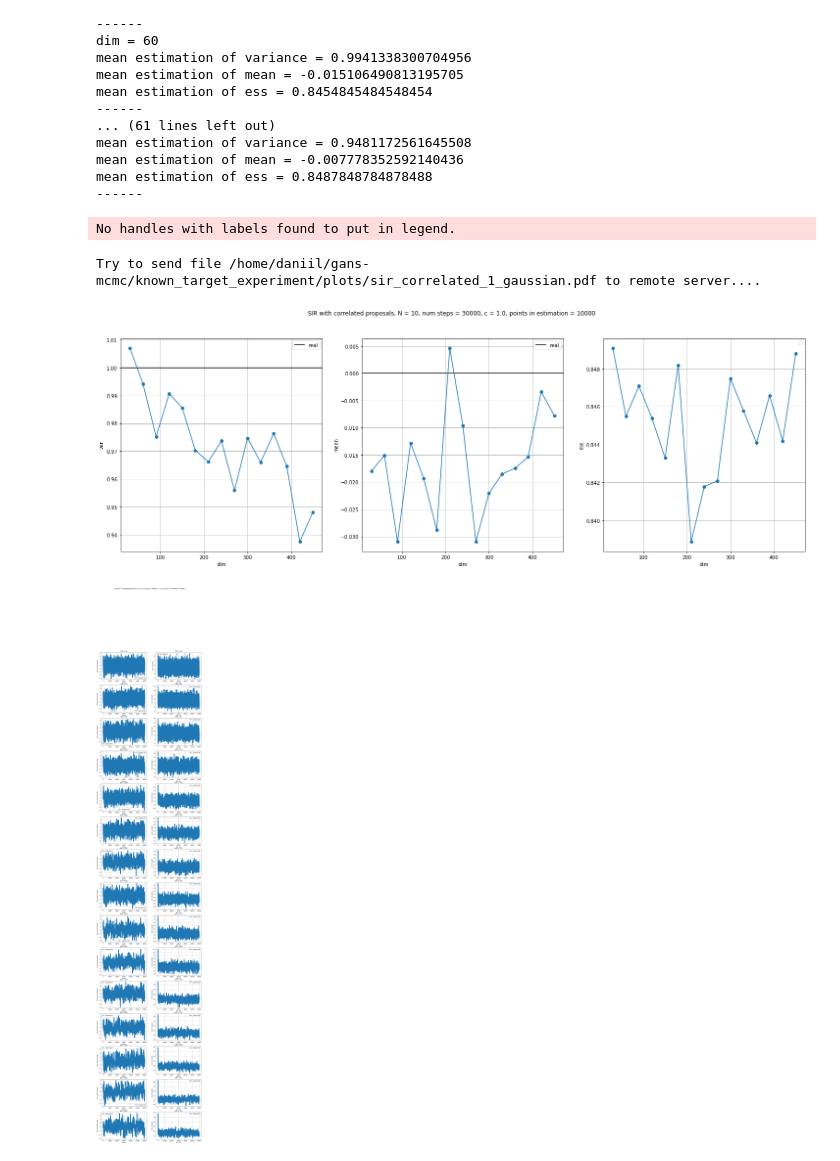
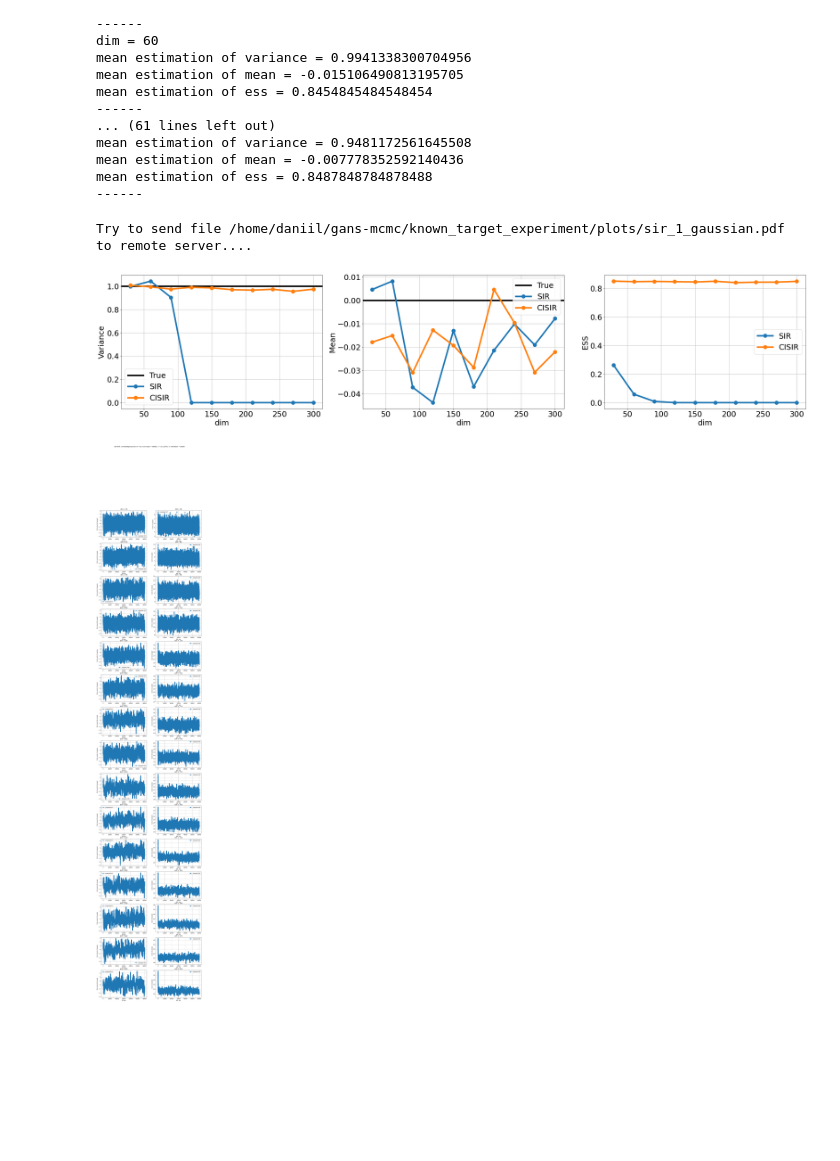
Before and after one commit to premolab/gans_sampling, a Jupyter notebook: notebooks/known_target.ipynb, the cells around one changed output. Drawn from its saved outputs; the diff is of its cells as text; code cells hidden in the pictures; blank space fills up the shorter version.

```diff
--- a/notebooks/known_target.ipynb
+++ b/notebooks/known_target.ipynb
@@ -203,43 +205,52 @@ mean estimation of mean = -0.007778352592140436
 mean estimation of ess = 0.8487848784878488
 ------
 # %%
-fig, axs = plt.subplots(ncols=3, nrows=1, figsize=(25, 8))
-name = f'SIR with сorrelated proposals, N = {N}, num steps = {n_steps}, c = {c}, points in estimation = {num_points_in_chain}'
-fig.suptitle(name)
+import matplotlib.pyplot as plt
+plt.rcParams.update({'font.size': 25})
+linewidth = 5
+markersize = 12
 
-axs[0].axhline(var_target, label='real', color='black')
+fig, axs = plt.subplots(ncols=3, nrows=1, figsize=(40, 8))
+#name = f'SIR, N = {N}, num steps = {n_steps}, c = {c}, points in estimation = {num_points_in_chain}'
+#fig.suptitle(name)
+
+axs[0].axhline(var_target, label='True', color='black', linewidth = linewidth)
 axs[0].set_xlabel('dim')
-axs[0].set_ylabel('var')
+axs[0].set_ylabel('Variance')
 
-axs[1].axhline(0.0, label='real', color='black')
+axs[1].axhline(0.0, label='True', color='black', linewidth = linewidth)
 axs[1].set_xlabel('dim')
-axs[1].set_ylabel('mean')
+axs[1].set_ylabel('Mean')
 
 axs[2].set_xlabel('dim')
-axs[2].set_ylabel('ess')
+axs[2].set_ylabel('ESS')
 
 modes_to_plot = ['mean_var', 'mean_loc', 'ess']
 for i, mode in enumerate(modes_to_plot):
     #axs[i].plot(dim_arr, results_corr['target'][mode], label='target init', marker='o')
     #axs[i].plot(dim_arr, results_corr['proposal'][mode], label='proposal init', marker='o')
-    axs[i].plot(dim_arr, results_corr['proposal'][mode], marker='o')
+    axs[i].plot(dim_arr, results_independent['target'][mode], label = 'SIR', marker='o',
+                markersize = markersize,
+                linewidth = linewidth)
+    axs[i].plot(dim_arr_corr[:10], results_corr['proposal'][mode][:10], label = 'CISIR', marker='o',
+                markersize = markersize,
+               linewidth = linewidth)
 
 for ax in axs:
     ax.grid()
     ax.legend()
 
 path_to_plots = '/home/daniil/gans-mcmc/known_target_experiment/plots'
-path_to_fig = os.path.join(path_to_plots, 'sir_correlated_1_gaussian.pdf')
+path_to_fig = os.path.join(path_to_plots, 'sir_1_gaussian.pdf')
 plt.savefig(path_to_fig)
 send_file_to_remote(path_to_fig,
                     port_to_remote,
                     path_to_save_remote)
 
 plt.show()
 # %% [output]
-No handles with labels found to put in legend.
+Try to send file /home/daniil/gans-mcmc/known_target_experiment/plots/sir_1_gaussian.pdf to remote server....
-Try to send file /home/daniil/gans-mcmc/known_target_experiment/plots/sir_correlated_1_gaussian.pdf to remote server....
-[figure, old version]
+[figure, new version]
 # %%
 fig, axs = plt.subplots(ncols=2, nrows=len(dim_arr), figsize=(15, 75))
 name = f'SIR with сorrelated proposals, N = {N}, num steps = {n_steps}, c = {c}, points in estimation = {num_points_in_chain}'
```
Also changed, not shown: parts of 10 cells of this notebook.
